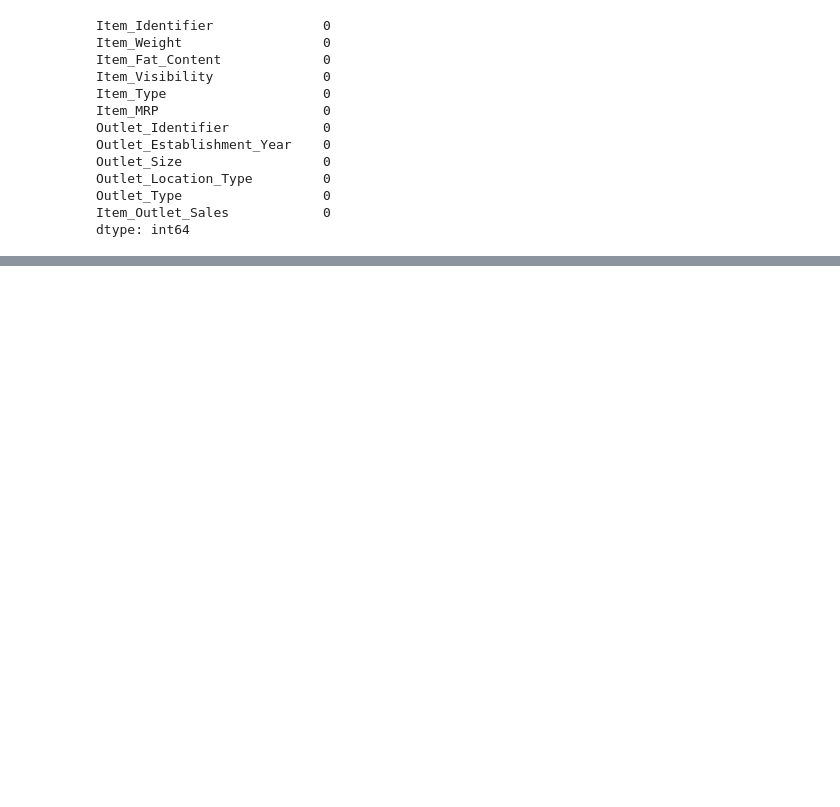
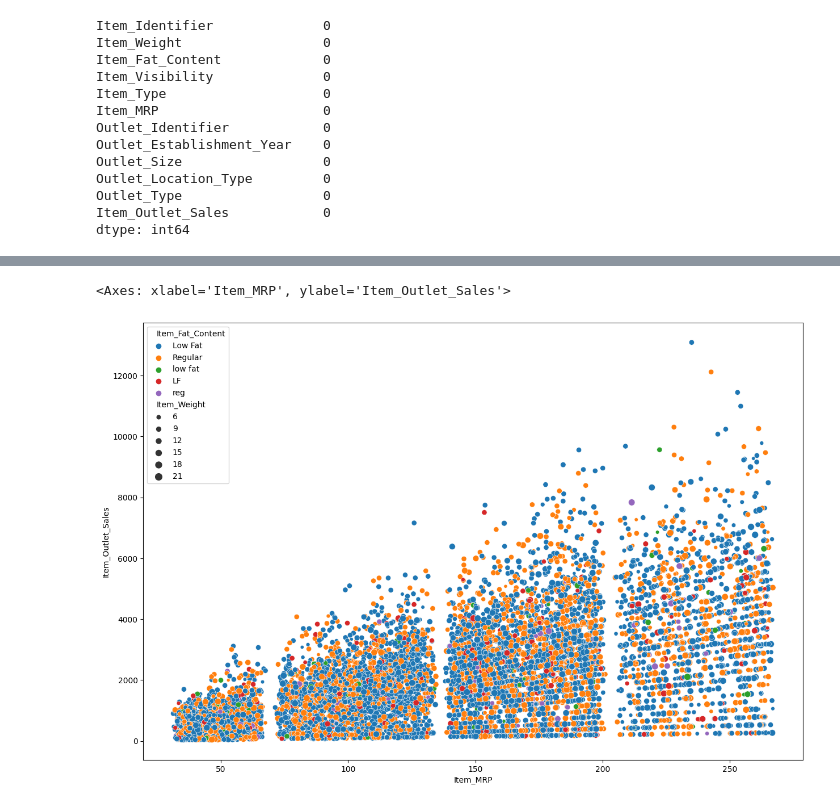
Before and after one commit to hiteshmishra052/Big-Mart-Sales-Prediction, a Jupyter notebook: InternshipProject.ipynb, the cells around one changed output, grey strips where cells are left out. Cells and saved outputs as stored; diff of their text form; code cells hidden in the pictures; blank space fills up the shorter version.

```diff
--- a/InternshipProject.ipynb
+++ b/InternshipProject.ipynb
@@ -197,0 +205,6 @@ dtype: int64
+# %%
+fig,axes=plt.subplots(1,1,figsize=(15,10))
+sns.scatterplot(x='Item_MRP',y='Item_Outlet_Sales',hue='Item_Fat_Content',size='Item_Weight',data=df)
+# %% [output]
+<Axes: xlabel='Item_MRP', ylabel='Item_Outlet_Sales'>
+[figure, added]
```
Also changed, not shown: parts of 7 cells of this notebook.
